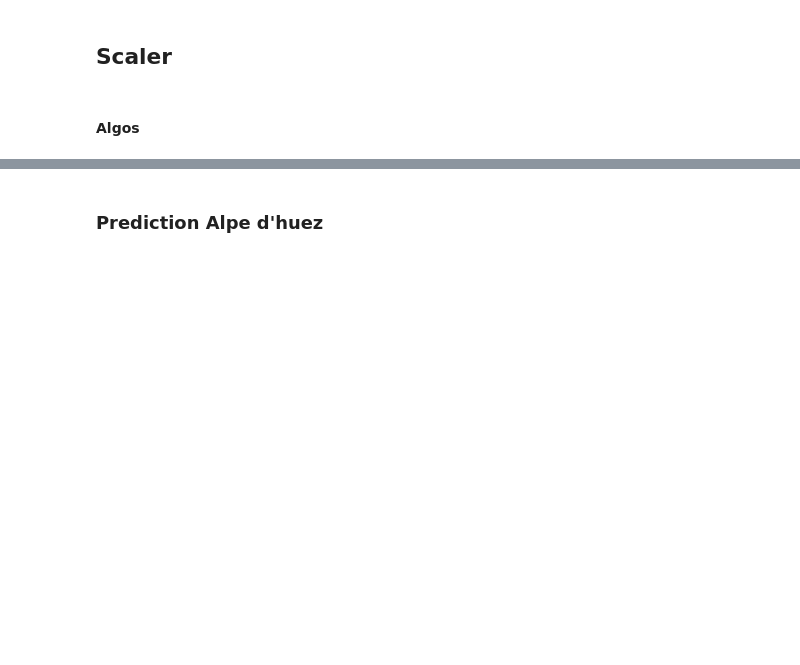
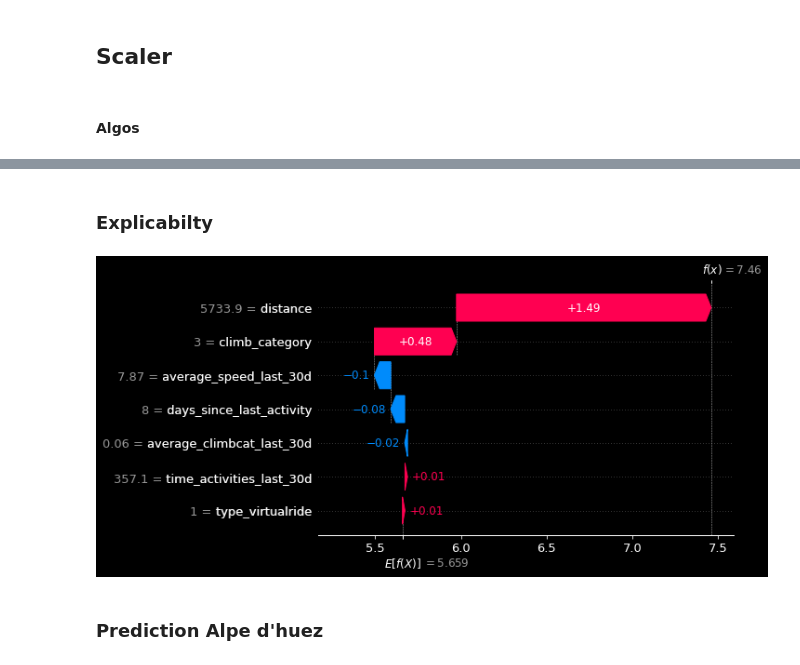
Before and after one commit to vlagache/cycling_travel_time, a Jupyter notebook: notebooks_explanations/model.ipynb, the cells around one changed output, grey strips where cells are left out. Saved outputs shown, nothing was run; the diff lists cells and outputs as text; code cells hidden in the pictures; blank space fills up the shorter version.

```diff
--- a/notebooks_explanations/model.ipynb
+++ b/notebooks_explanations/model.ipynb
@@ -282,3 +284,11 @@ comparaison_df.sort_values(by=['MAPE'])
+# %% [markdown]
+### Explicabilty
+# %%
+explainer = shap.Explainer(xgb_reg)
+shap_values = explainer(X_train)
+shap.plots.waterfall(shap_values[0])
+# %% [output]
+[figure, added]
 # %% [markdown]
 ### Prediction Alpe d'huez
 # %%
```
Also changed, not shown: parts of 30 cells of this notebook, 7 other files.
